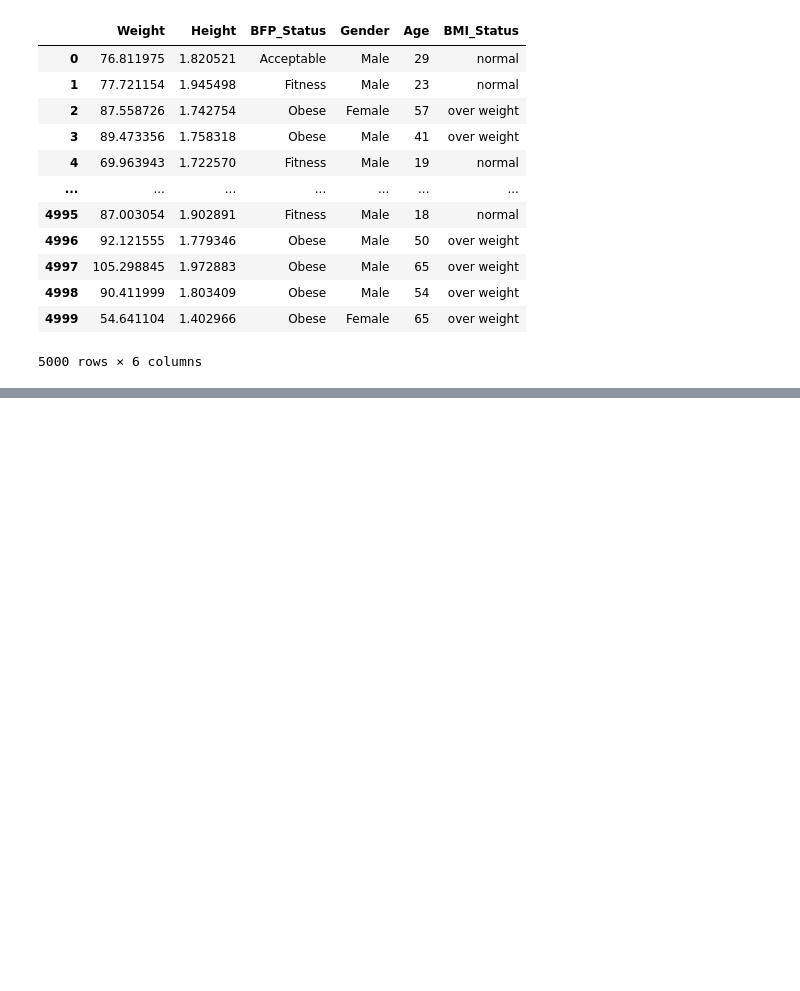
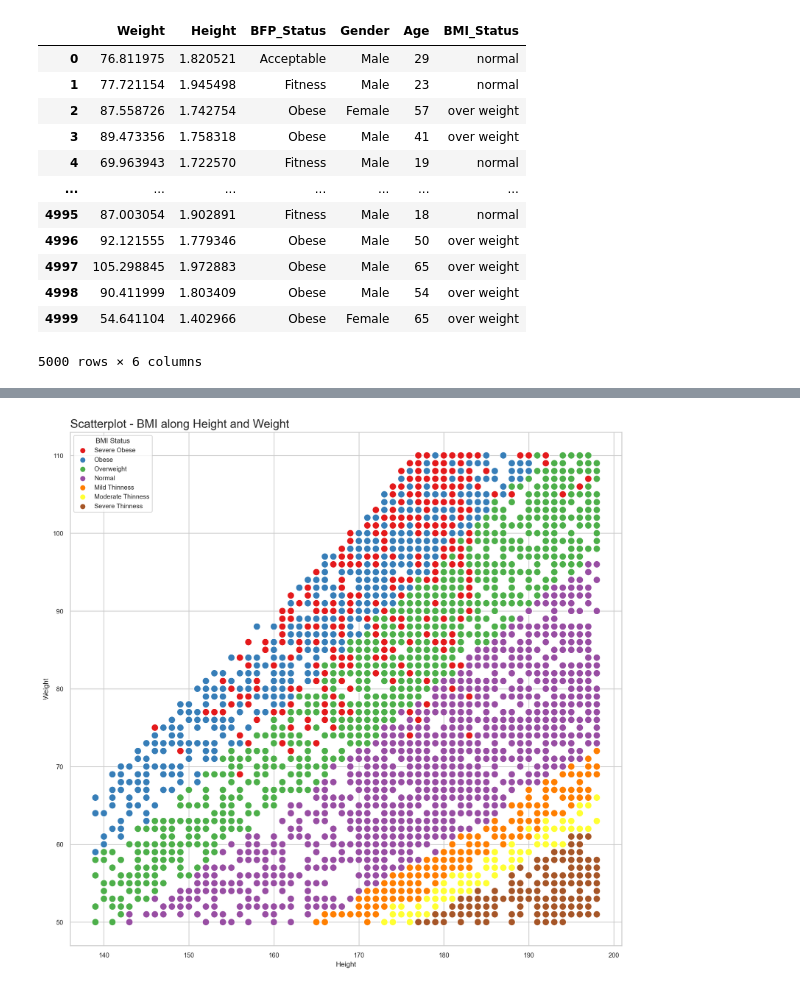
Before and after one commit to fedfioravanti/Flask-API-example, a Jupyter notebook: Health_BMI_status_prediction.ipynb, the cells around one changed output, grey strips where cells are left out. Saved outputs shown, nothing was run; the diff lists cells and outputs as text; code cells hidden in the pictures; blank space fills up the shorter version.

```diff
--- a/Health_BMI_status_prediction.ipynb
+++ b/Health_BMI_status_prediction.ipynb
@@ -204,0 +267,15 @@ NameError: name 'df_try' is not defined
+# %%
+# plot scatterplot about BMI along height and weight
+sns.set_style('whitegrid')
+
+plt.figure(figsize=(12, 12))
+plt.title('Scatterplot - BMI along Height and Weight', loc='left', fontsize = 16)
+ax = sns.scatterplot(x='Height', y='Weight', data=df, hue='BMI_Status', palette='Set1', s = 90)
+
+legend_labels = ['Severe Obese', 'Obese', 'Overweight', 'Normal', 'Mild Thinness', 'Moderate Thinness', 'Severe Thinness']
+handles, _ = ax.get_legend_handles_labels()
+ax.legend(handles, legend_labels, loc = 'upper left', bbox_to_anchor=(0, 1), title = 'BMI Status')
+
+plt.show()
+# %% [output]
+[figure, added]
```
Also changed, not shown: parts of 17 cells of this notebook.
